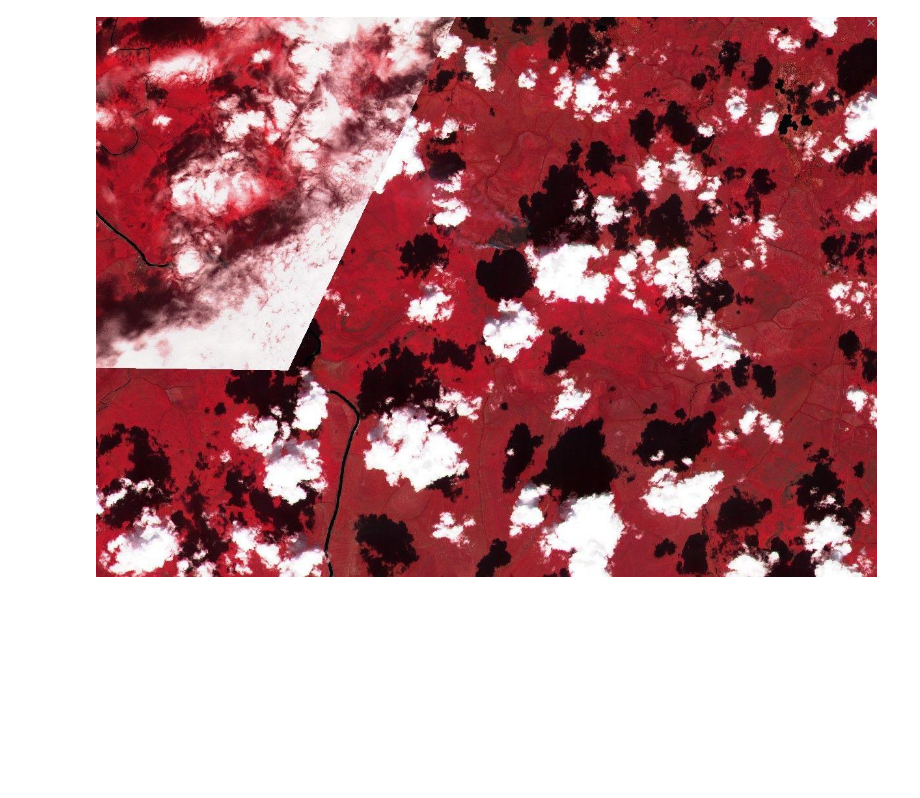
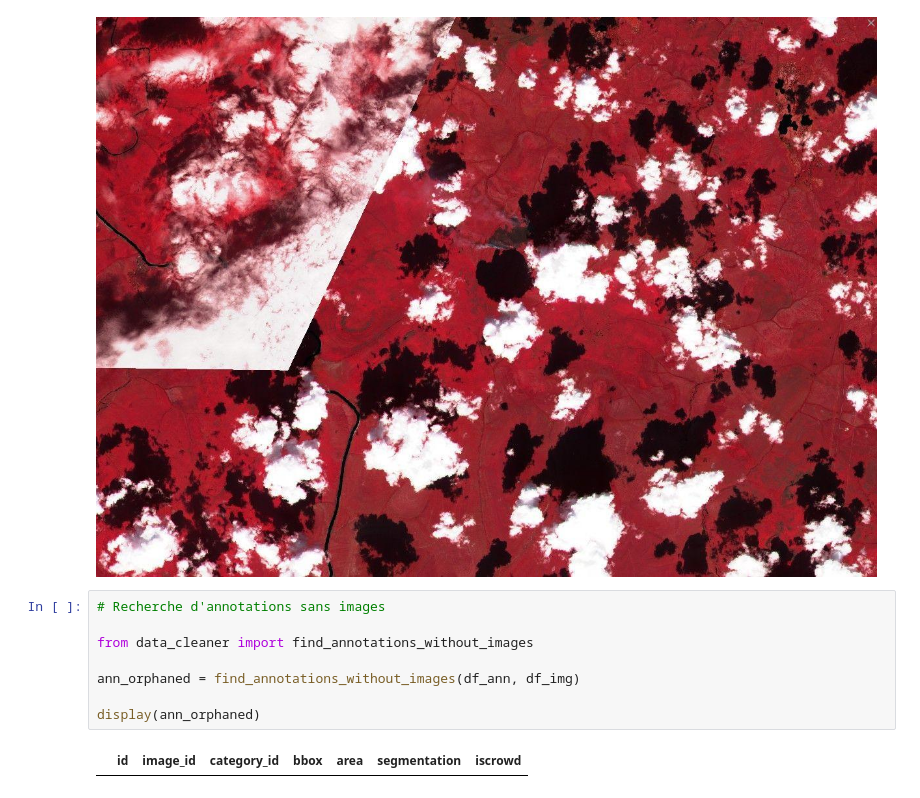
Before and after one commit to GaetanCSimplon/wildfire_detection, a Jupyter notebook: prepare_data/exploration.ipynb, the cells around one changed output. Drawn from its saved outputs; the diff is of its cells as text; blank space fills up the shorter version.

```diff
--- a/prepare_data/exploration.ipynb
+++ b/prepare_data/exploration.ipynb
@@ -292,3 +311,13 @@ img = Image.open(image_path)
 display(img)
 # %% [output]
 [figure]
+# %%
+# Recherche d'annotations sans images
+
+from data_cleaner import find_annotations_without_images
+
+ann_orphaned = find_annotations_without_images(df_ann, df_img)
+
+display(ann_orphaned)
+# %% [output]
+|  | id | image_id | category_id | bbox | area | segmentation | iscrowd |
```
Also changed, not shown: parts of 3 cells of this notebook, 1 other file.
